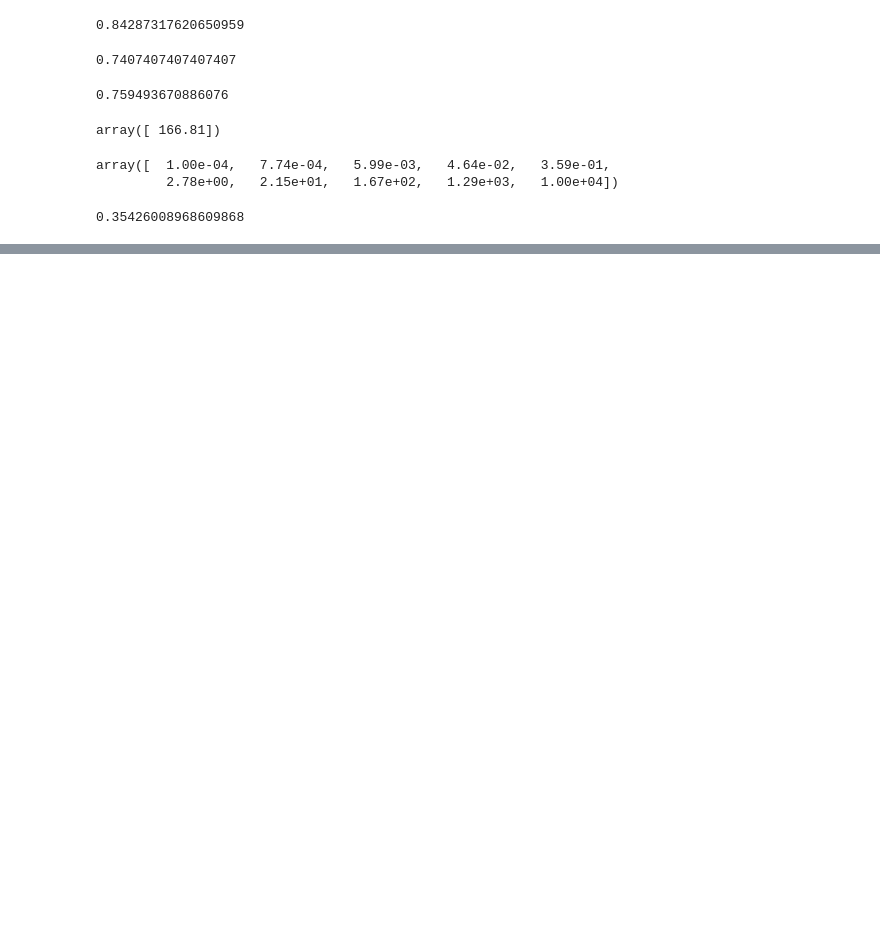
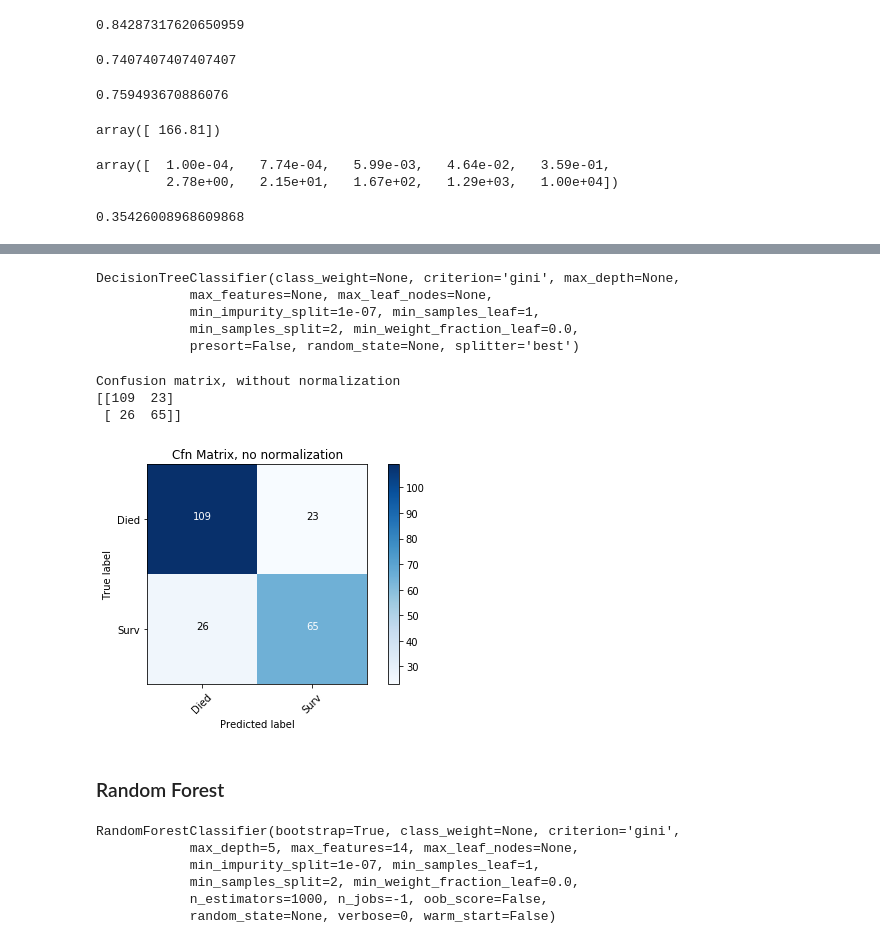
Before and after one commit to dvalp/coding-practice, a Jupyter notebook: kaggle/titanic/Titanic-Notebook.ipynb, the cells around one changed output, grey strips where cells are left out. Saved outputs shown, nothing was run; the diff lists cells and outputs as text; code cells hidden in the pictures; blank space fills up the shorter version.

Commit message:
Add decision tree and random forest

```diff
--- a/kaggle/titanic/Titanic-Notebook.ipynb
+++ b/kaggle/titanic/Titanic-Notebook.ipynb
@@ -256,0 +264,11 @@ sum(y_test_features)/len(y_test_features)
+# %%
+dtc = DecisionTreeClassifier()
+dtc.fit(X_train_features, y_train_features)
+# %% [output]
+DecisionTreeClassifier(class_weight=None, criterion='gini', max_depth=None,
+            max_features=None, max_leaf_nodes=None,
+            min_impurity_split=1e-07, min_samples_leaf=1,
+            min_samples_split=2, min_weight_fraction_leaf=0.0,
+            presort=False, random_state=None, splitter='best')
+# %%
+dtc_pred = dtc.predict(X_test_features)
@@ -256,0 +277,12 @@ sum(y_test_features)/len(y_test_features)
+# %%
+cfn_matrix_features = confusion_matrix(y_test_features, dtc_pred)
+np.set_printoptions(precision=2)
+plt.figure()
+plot_confusion_matrix(cfn_matrix_features, ['Died', 'Surv'], title="Cfn Matrix, no normalization")
+# %% [output]
+Confusion matrix, without normalization
+[[109  23]
+ [ 26  65]]
+[figure, added]
+# %% [markdown]
+### Random Forest
@@ -256,0 +291,10 @@ sum(y_test_features)/len(y_test_features)
+# %%
+rfc = RandomForestClassifier(n_estimators=1000, max_features=14, max_depth=5, n_jobs=-1)
+rfc.fit(X_train_features, y_train_features)
+# %% [output]
+RandomForestClassifier(bootstrap=True, class_weight=None, criterion='gini',
+            max_depth=5, max_features=14, max_leaf_nodes=None,
+            min_impurity_split=1e-07, min_samples_leaf=1,
+            min_samples_split=2, min_weight_fraction_leaf=0.0,
+            n_estimators=1000, n_jobs=-1, oob_score=False,
+            random_state=None, verbose=0, warm_start=False)
```
Also changed, not shown: parts of 14 cells of this notebook.
